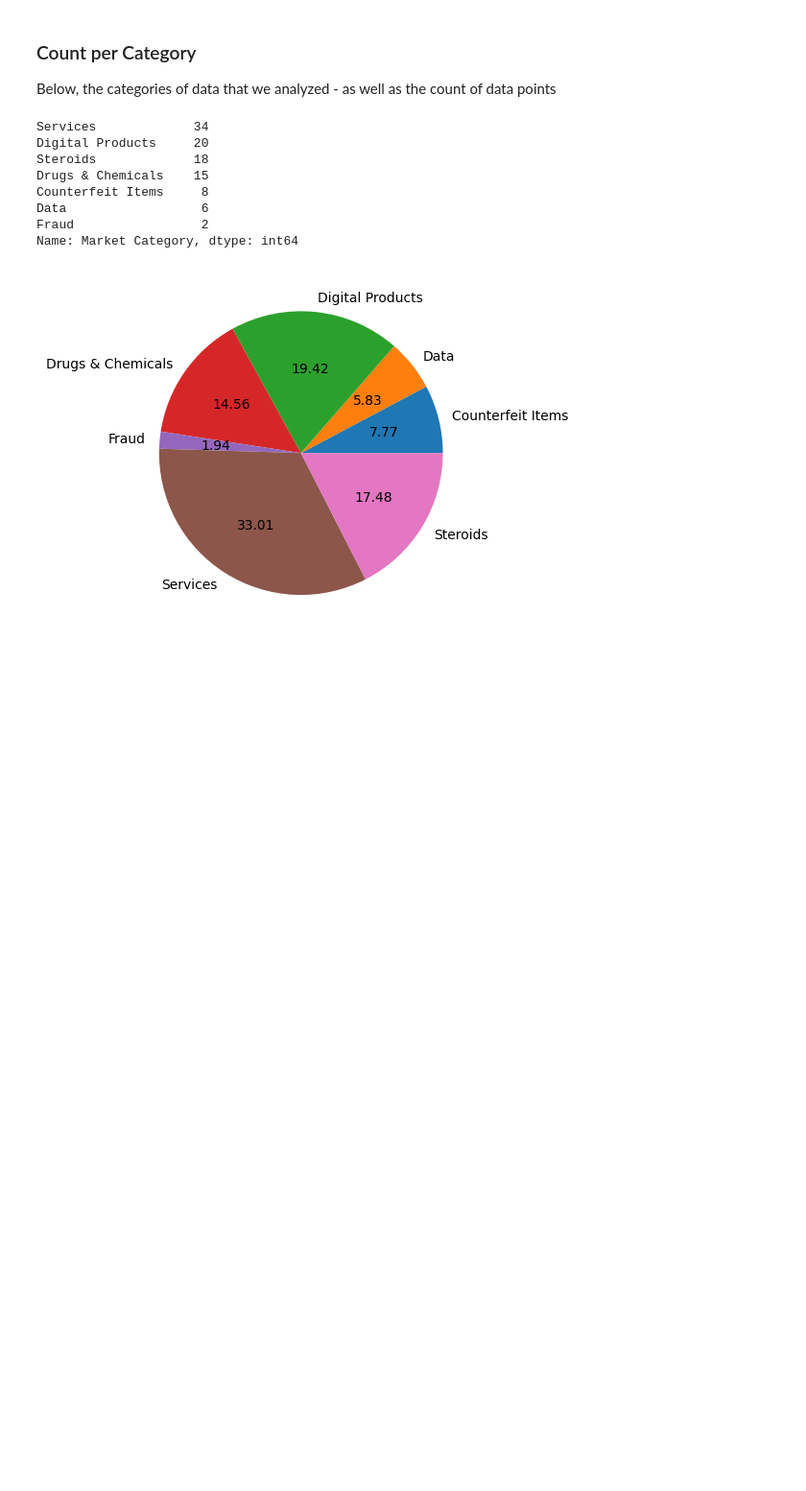
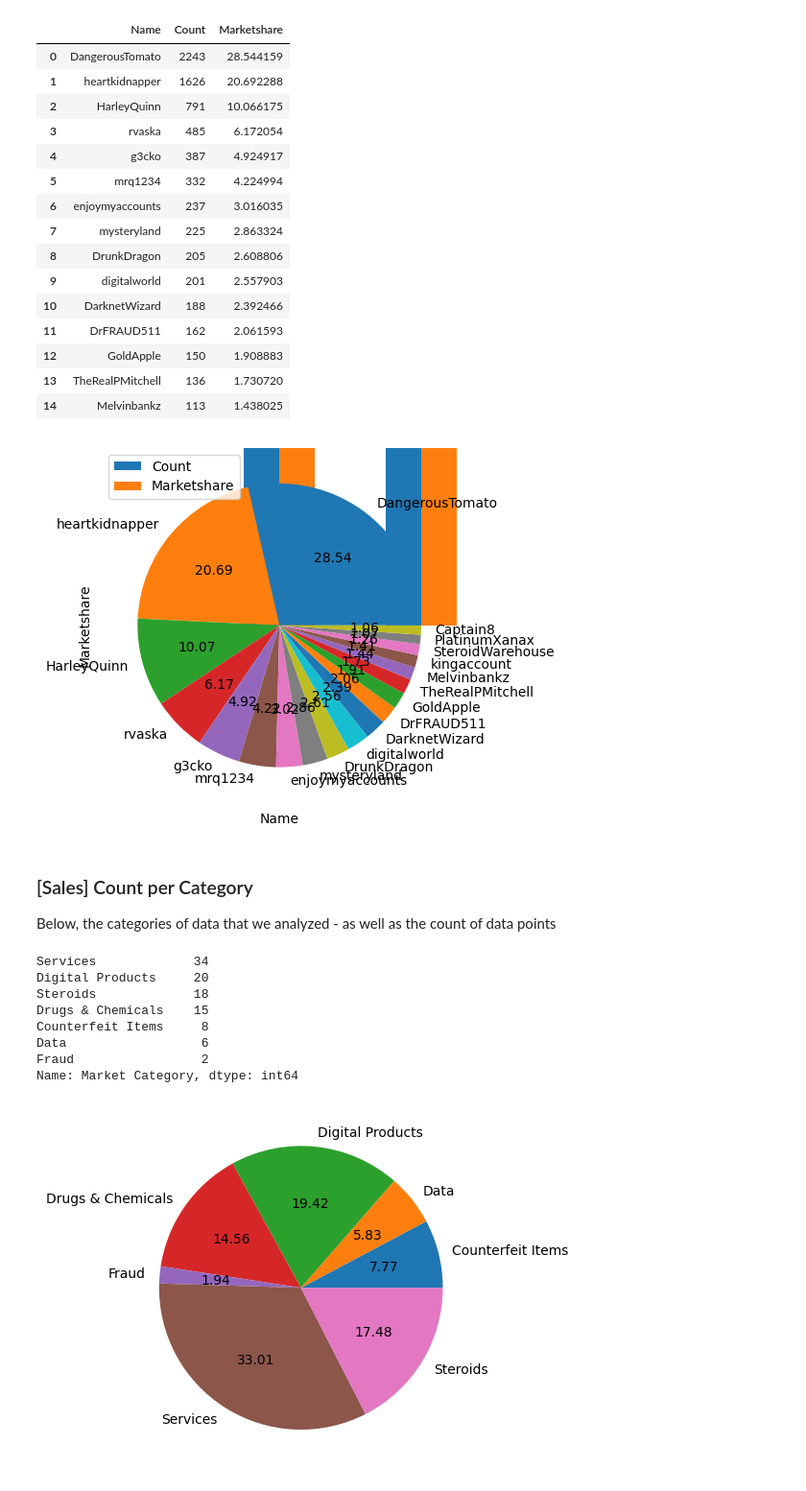
Before and after one commit to Hannival00/Mod09DigitalForensicsAss1, a Jupyter notebook: digital_forensics_assignment.ipynb, the cells around one changed output. Shown at 96% size. Drawn from its saved outputs; the diff is of its cells as text; code cells hidden in the pictures; blank space fills up the shorter version.

```diff
--- a/digital_forensics_assignment.ipynb
+++ b/digital_forensics_assignment.ipynb
@@ -8,6 +35,12 @@ from collections import Counter
 # %%
 
-data = pd.read_csv('data/Findings.csv', delimiter=';', skiprows=0, low_memory=False)
+data = pd.read_csv('data/Sales.csv', delimiter=';', skiprows=0, low_memory=False)
+vendors = pd.read_csv('data/Top_Vendors.csv', delimiter=',', skiprows=0, low_memory=False)
+#sales
 print(list(data.columns))
+print(data.shape)
+#vendors
+print(list(vendors.columns))
+print(vendors.shape)
 # %% [output]
 ['Name', 'Market Category', 'Seller', 'Ranking (Legal/Illegal/Depends)', 'Reason']
@@ -14,5 +55,33 @@ print(list(data.columns))
+# %%
+vendors.plot(kind='bar', x='Name', ylabel='Amount of Sales', xlabel='Name')
+result = vendors['Count'].aggregate('sum')
+
+#vendors = vendors[vendors['Marketshare'] > 1]
+
+vendors['Marketshare'].plot(kind='pie', autopct='%.2f', labels=vendors.Name)
+vendors['Marketshare'] = vendors['Count'] / result * 100
+
+vendors.head(15)
+# %% [output]
+|  | Name | Count | Marketshare |
+| 0 | DangerousTomato | 2243 | 28.544159 |
+| 1 | heartkidnapper | 1626 | 20.692288 |
+| 2 | HarleyQuinn | 791 | 10.066175 |
+| 3 | rvaska | 485 | 6.172054 |
+| 4 | g3cko | 387 | 4.924917 |
+| 5 | mrq1234 | 332 | 4.224994 |
+| 6 | enjoymyaccounts | 237 | 3.016035 |
+| 7 | mysteryland | 225 | 2.863324 |
+| 8 | DrunkDragon | 205 | 2.608806 |
+| 9 | digitalworld | 201 | 2.557903 |
+| 10 | DarknetWizard | 188 | 2.392466 |
+| 11 | DrFRAUD511 | 162 | 2.061593 |
+| 12 | GoldApple | 150 | 1.908883 |
+| 13 | TheRealPMitchell | 136 | 1.730720 |
+| 14 | Melvinbankz | 113 | 1.438025 |
+[figure, added]
 # %% [markdown]
-### Count per Category
+### [Sales] Count per Category
 
 Below, the categories of data that we analyzed - as well as the count of data points
 # %%
```
Also changed, not shown: parts of 18 cells of this notebook, 2 other files.
